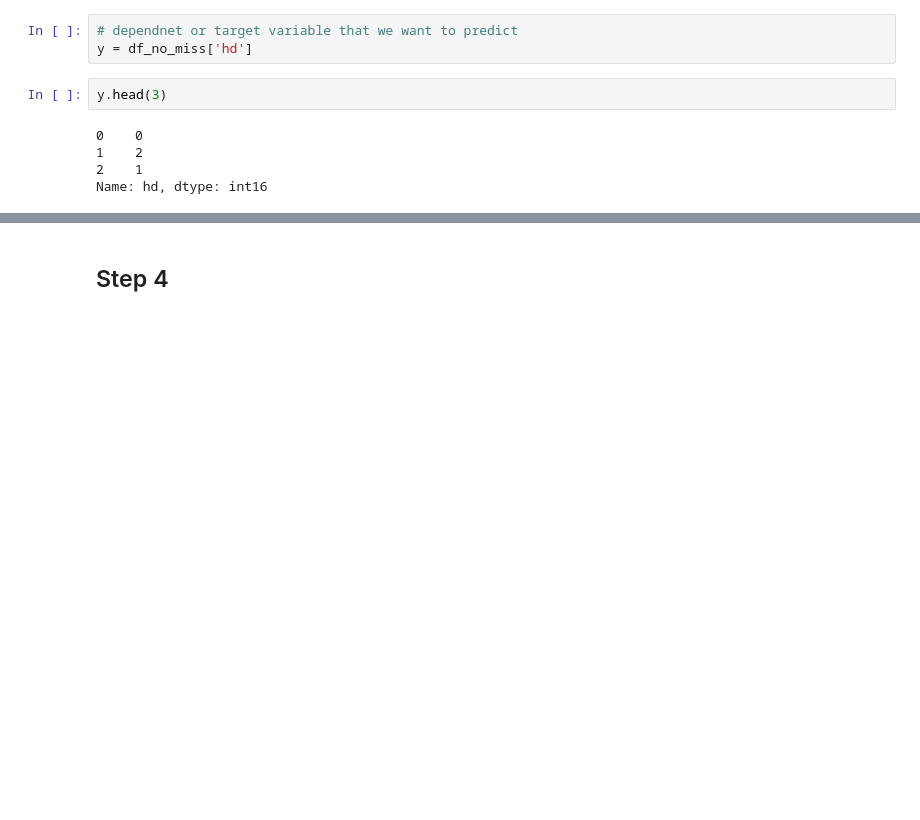
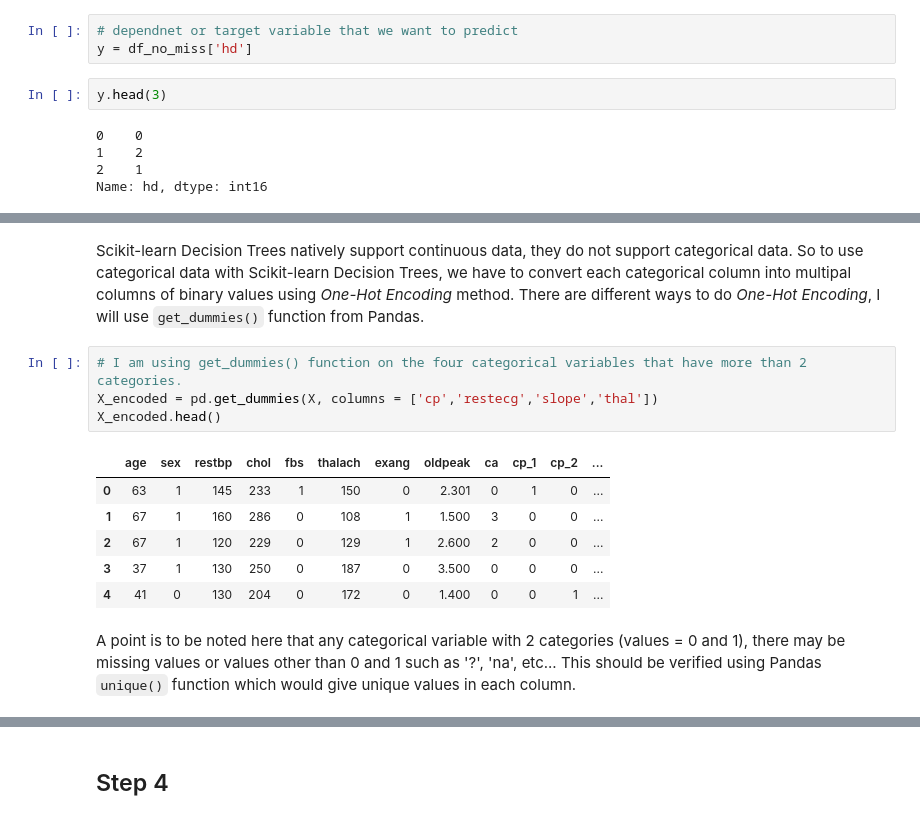
Before and after one commit to unpatel1/20220614_Classification_Tree_Heart_Disease, a Jupyter notebook: Classification_Tree_Heart_Disease.ipynb, the cells around one changed output, grey strips where cells are left out. Drawn from its saved outputs; the diff is of its cells as text; blank space fills up the shorter version.

```diff
--- a/Classification_Tree_Heart_Disease.ipynb
+++ b/Classification_Tree_Heart_Disease.ipynb
@@ -291,0 +316,15 @@ Name: hd, dtype: int16
+# %% [markdown]
+Scikit-learn Decision Trees natively support continuous data, they do not support categorical data. So to use categorical data with Scikit-learn Decision Trees, we have to convert each categorical column into multipal columns of binary values using *One-Hot Encoding* method. There are different ways to do *One-Hot Encoding*, I will use `get_dummies()` function from Pandas.
+# %%
+# I am using get_dummies() function on the four categorical variables that have more than 2 categories.
+X_encoded = pd.get_dummies(X, columns = ['cp','restecg','slope','thal'])
+X_encoded.head()
+# %% [output]
+|  | age | sex | restbp | chol | fbs | thalach | exang | oldpeak | ca | cp_1 | cp_2 | ... |
+| 0 | 63 | 1 | 145 | 233 | 1 | 150 | 0 | 2.301 | 0 | 1 | 0 | ... |
+| 1 | 67 | 1 | 160 | 286 | 0 | 108 | 1 | 1.500 | 3 | 0 | 0 | ... |
+| 2 | 67 | 1 | 120 | 229 | 0 | 129 | 1 | 2.600 | 2 | 0 | 0 | ... |
+| 3 | 37 | 1 | 130 | 250 | 0 | 187 | 0 | 3.500 | 0 | 0 | 0 | ... |
+| 4 | 41 | 0 | 130 | 204 | 0 | 172 | 0 | 1.400 | 0 | 0 | 1 | ... |
+# %% [markdown]
+A point is to be noted here that any categorical variable with 2 categories (values = 0 and 1), there may be missing values or values other than 0 and 1 such as '?', 'na', etc... This should be verified using Pandas `unique()` function which would give unique values in each column.
```
Also changed, not shown: parts of 18 cells of this notebook.
